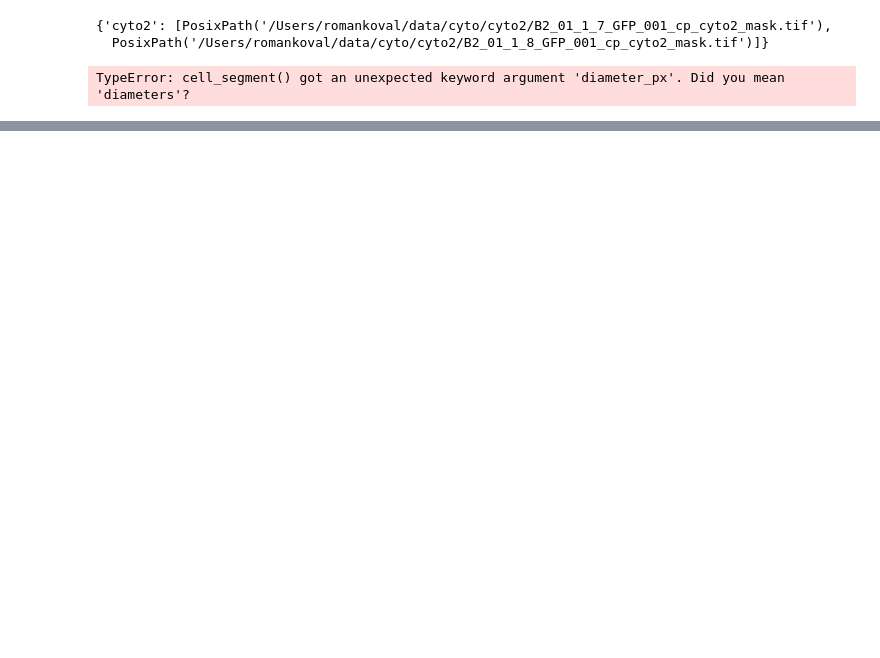
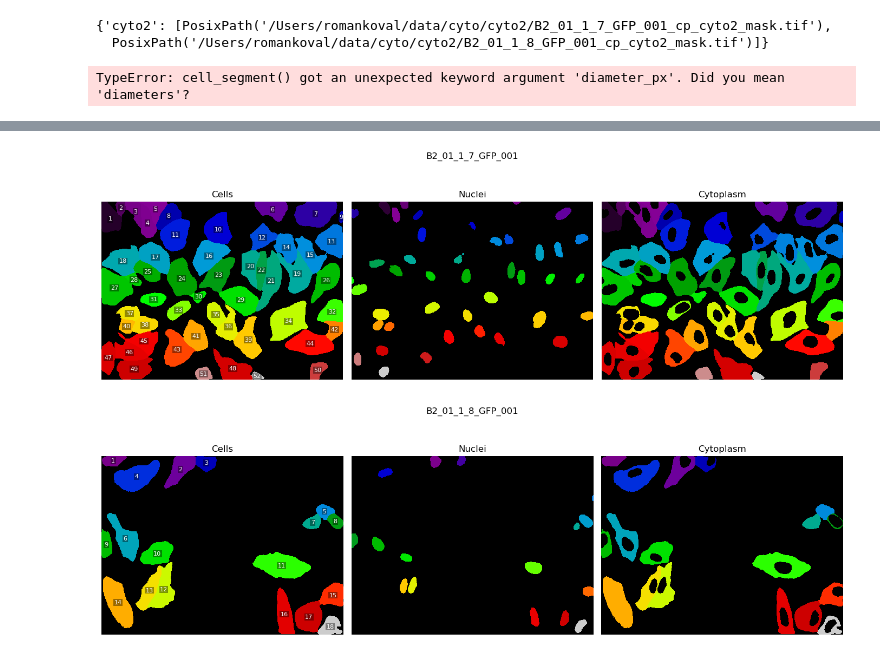
Before and after one commit to drBat1998/BioInUA_2025_img_analysis, a Jupyter notebook: course_data/playground.ipynb, the cells around one changed output, grey strips where cells are left out. Drawn from its saved outputs; the diff is of its cells as text; code cells hidden in the pictures; blank space fills up the shorter version.

```diff
--- a/course_data/playground.ipynb
+++ b/course_data/playground.ipynb
@@ -1247,0 +1501,58 @@ TypeError: cell_segment() got an unexpected keyword argument 'diameter_px'. Did
+# %%
+from pathlib import Path
+import tifffile as tiff
+import matplotlib.pyplot as plt
+import numpy as np
+from skimage.measure import regionprops
+
+cyto_dir = Path("/Users/romankoval/data/cyto/cyto2")
+nuc_dir  = Path("/Users/romankoval/data/cyto/nuclei")
+out_dir  = Path("/Users/romankoval/data/cyto/cytoplasm_out")
+out_dir.mkdir(parents=True, exist_ok=True)
+
+def base(stem):
+    for token in ("_cp_cyto2_mask", "_cp_nuclei_mask"):
+        if stem.endswith(token): return stem[: -len(token)]
+    return stem
+
+cyto_map = {base(p.stem): p for p in cyto_dir.glob("*.tif")}
+nuc_map  = {base(p.stem): p for p in nuc_dir.glob("*.tif")}
+keys = sorted(set(cyto_map) & set(nuc_map))
+
+for k in keys:
+    lbl_cell = tiff.imread(str(cyto_map[k]))
+    lbl_nuc  = tiff.imread(str(nuc_map[k]))
+    cyto = lbl_cell.copy()
+    cyto[(lbl_cell > 0) & (lbl_nuc > 0)] = 0
+
+    out_fp = out_dir / f"{k}_cytoplasm.tif"
+    tiff.imwrite(str(out_fp), cyto.astype(np.uint16), photometric="minisblack")
+
+    # ---------- Plot ----------
+    fig, axes = plt.subplots(1, 3, figsize=(14, 5))
+    for ax, img, title in zip(
+        axes,
+        [lbl_cell, lbl_nuc, cyto],
+        ["Cells", "Nuclei", "Cytoplasm"]
+    ):
+        ax.imshow(img, cmap="nipy_spectral", interpolation="none")
+        ax.set_title(title)
+        ax.axis("off")
+
+        # Label each cell region with its numeric ID (centroid)
+        if title == "Cells":
+            props = regionprops(lbl_cell)
+            for p in props:
+                y, x = p.centroid
+                ax.text(
+                    x, y, str(p.label),
+                    color="white", fontsize=8, ha="center", va="center",
+                    bbox=dict(facecolor="black", edgecolor="none", pad=1, alpha=0.4)
+                )
+
+    plt.suptitle(k)
+    plt.tight_layout()
+    plt.show()
+# %% [output]
+[figure, added]
+[figure, added]
```
Also changed, not shown: parts of 16 cells of this notebook.
